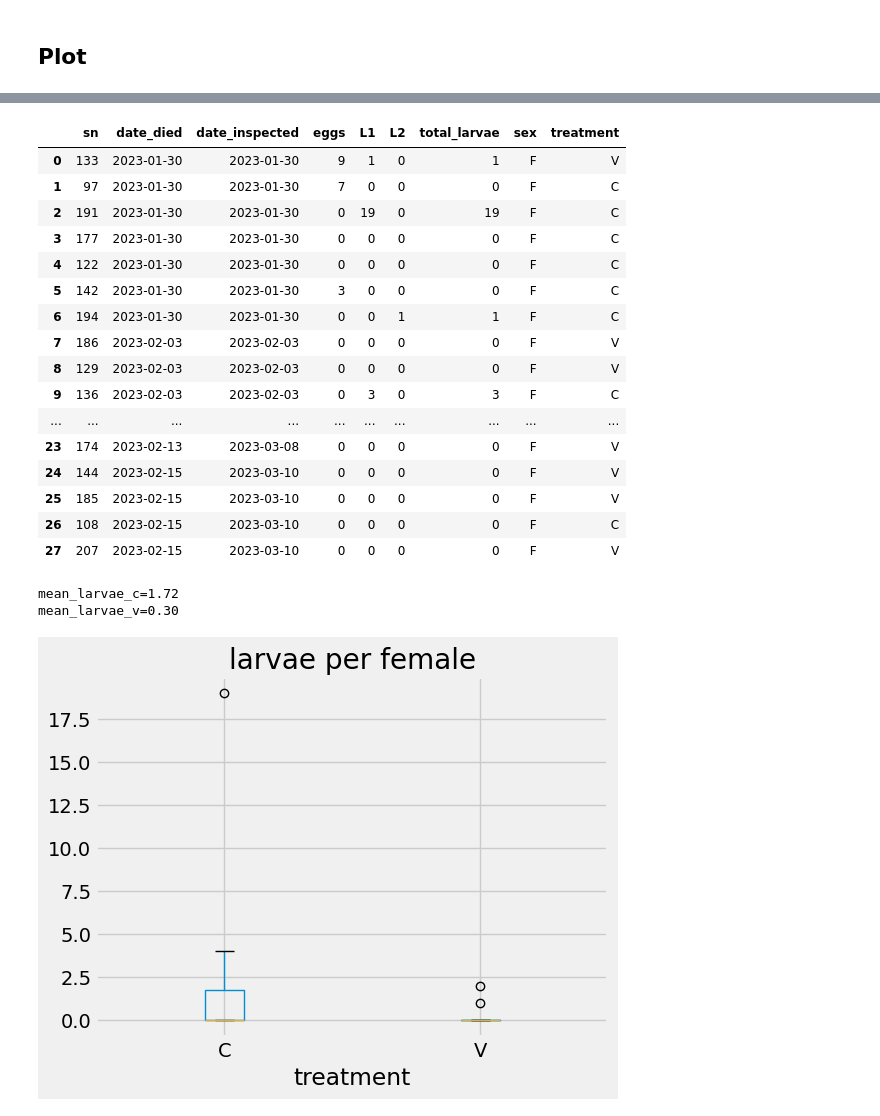
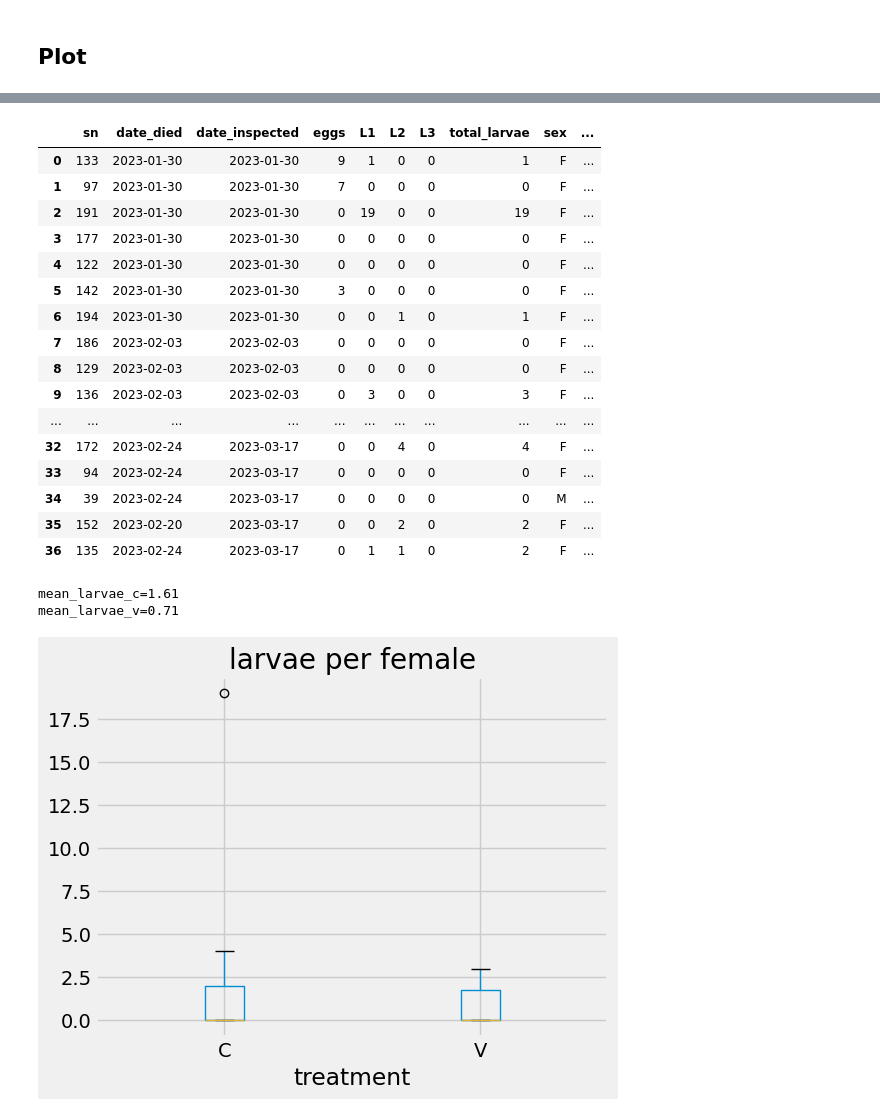
Before and after one commit to aubreymoore/palau-guts-experiment, a Jupyter notebook: newt.ipynb, the cells around one changed output, grey strips where cells are left out. Saved outputs shown, nothing was run; the diff lists cells and outputs as text; code cells hidden in the pictures.

```diff
--- a/newt.ipynb
+++ b/newt.ipynb
@@ -215,42 +214,41 @@ plt.show();
 # %%
 df_eggcount = pd.read_csv('eggcount.csv', parse_dates=True)
-# df_eggcount = df_eggcount.assign(total=lambda x: (x['eggs']+x['L1']+x['L2']))
-df_eggcount = df_eggcount.assign(total_larvae=lambda x: (x['L1']+x['L2']))
+df_eggcount = df_eggcount.assign(total_larvae=lambda x: (x['L1']+x['L2']+x['L3']))
 df_eggcount = df_eggcount.merge(df_beetles)
 df_eggcount
 # %% [output]
-|  | sn | date_died | date_inspected | eggs | L1 | L2 | total_larvae | sex | treatment |
-| 0 | 133 | 2023-01-30 | 2023-01-30 | 9 | 1 | 0 | 1 | F | V |
-| 1 | 97 | 2023-01-30 | 2023-01-30 | 7 | 0 | 0 | 0 | F | C |
-| 2 | 191 | 2023-01-30 | 2023-01-30 | 0 | 19 | 0 | 19 | F | C |
-| 3 | 177 | 2023-01-30 | 2023-01-30 | 0 | 0 | 0 | 0 | F | C |
-| 4 | 122 | 2023-01-30 | 2023-01-30 | 0 | 0 | 0 | 0 | F | C |
-| 5 | 142 | 2023-01-30 | 2023-01-30 | 3 | 0 | 0 | 0 | F | C |
-| 6 | 194 | 2023-01-30 | 2023-01-30 | 0 | 0 | 1 | 1 | F | C |
-| 7 | 186 | 2023-02-03 | 2023-02-03 | 0 | 0 | 0 | 0 | F | V |
-| 8 | 129 | 2023-02-03 | 2023-02-03 | 0 | 0 | 0 | 0 | F | V |
-| 9 | 136 | 2023-02-03 | 2023-02-03 | 0 | 3 | 0 | 3 | F | C |
-| ... | ... | ... | ... | ... | ... | ... | ... | ... | ... |
-| 23 | 174 | 2023-02-13 | 2023-03-08 | 0 | 0 | 0 | 0 | F | V |
-| 24 | 144 | 2023-02-15 | 2023-03-10 | 0 | 0 | 0 | 0 | F | V |
-| 25 | 185 | 2023-02-15 | 2023-03-10 | 0 | 0 | 0 | 0 | F | V |
-| 26 | 108 | 2023-02-15 | 2023-03-10 | 0 | 0 | 0 | 0 | F | C |
-| 27 | 207 | 2023-02-15 | 2023-03-10 | 0 | 0 | 0 | 0 | F | V |
+|  | sn | date_died | date_inspected | eggs | L1 | L2 | L3 | total_larvae | sex | ... |
+| 0 | 133 | 2023-01-30 | 2023-01-30 | 9 | 1 | 0 | 0 | 1 | F | ... |
+| 1 | 97 | 2023-01-30 | 2023-01-30 | 7 | 0 | 0 | 0 | 0 | F | ... |
+| 2 | 191 | 2023-01-30 | 2023-01-30 | 0 | 19 | 0 | 0 | 19 | F | ... |
+| 3 | 177 | 2023-01-30 | 2023-01-30 | 0 | 0 | 0 | 0 | 0 | F | ... |
+| 4 | 122 | 2023-01-30 | 2023-01-30 | 0 | 0 | 0 | 0 | 0 | F | ... |
+| 5 | 142 | 2023-01-30 | 2023-01-30 | 3 | 0 | 0 | 0 | 0 | F | ... |
+| 6 | 194 | 2023-01-30 | 2023-01-30 | 0 | 0 | 1 | 0 | 1 | F | ... |
+| 7 | 186 | 2023-02-03 | 2023-02-03 | 0 | 0 | 0 | 0 | 0 | F | ... |
+| 8 | 129 | 2023-02-03 | 2023-02-03 | 0 | 0 | 0 | 0 | 0 | F | ... |
+| 9 | 136 | 2023-02-03 | 2023-02-03 | 0 | 3 | 0 | 0 | 3 | F | ... |
+| ... | ... | ... | ... | ... | ... | ... | ... | ... | ... | ... |
+| 32 | 172 | 2023-02-24 | 2023-03-17 | 0 | 0 | 4 | 0 | 4 | F | ... |
+| 33 | 94 | 2023-02-24 | 2023-03-17 | 0 | 0 | 0 | 0 | 0 | F | ... |
+| 34 | 39 | 2023-02-24 | 2023-03-17 | 0 | 0 | 0 | 0 | 0 | M | ... |
+| 35 | 152 | 2023-02-20 | 2023-03-17 | 0 | 0 | 2 | 0 | 2 | F | ... |
+| 36 | 135 | 2023-02-24 | 2023-03-17 | 0 | 1 | 1 | 0 | 2 | F | ... |
 # %%
 mean_larvae_c = df_eggcount.query("treatment=='C'").total_larvae.mean()
 mean_larvae_v = df_eggcount.query("treatment=='V'").total_larvae.mean()
 print(f'{mean_larvae_c=:.2f}')
 print(f'{mean_larvae_v=:.2f}')
 # %% [output]
-mean_larvae_c=1.72
-mean_larvae_v=0.30
+mean_larvae_c=1.61
+mean_larvae_v=0.71
 # %%
 df_eggcount.boxplot(column='total_larvae', by='treatment')
 plt.title('larvae per female')
 plt.suptitle('')
 plt.show()
 # %% [output]
-[figure, old version]
+[figure, new version]
 # %%
 # Save this notebook
 # This is run to make sure that the current status of this notebook is saved in GitHub
```
Also changed, not shown: parts of 7 cells of this notebook, 3 other files.
